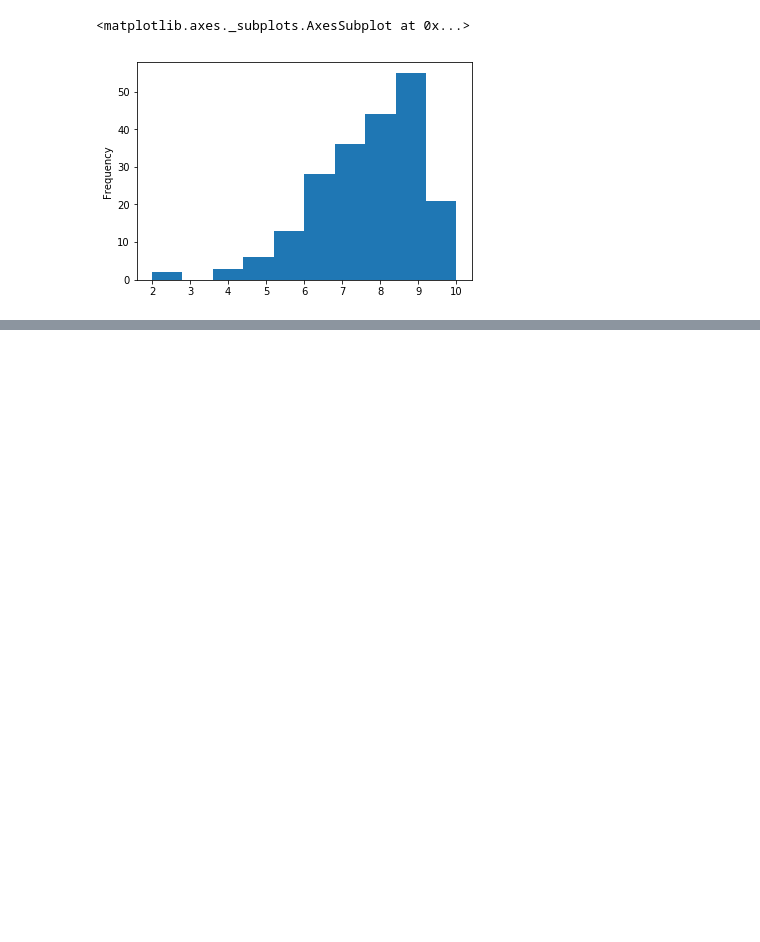
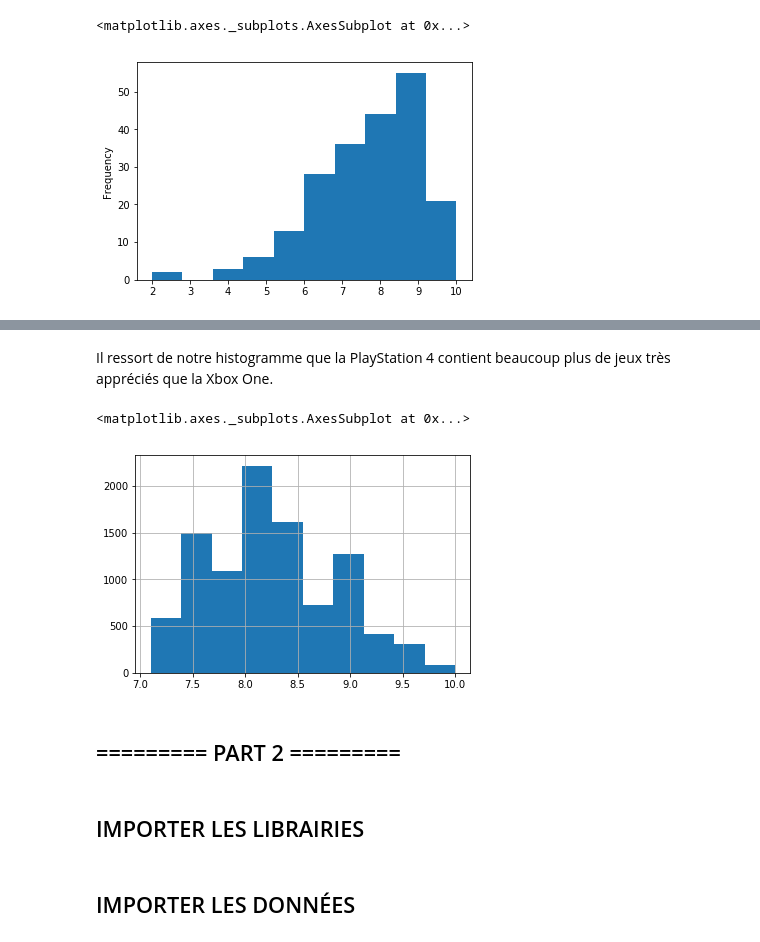
Before and after one commit to sebbsnow/data-analysis-with-python, a Jupyter notebook: data-analysis-with-python.ipynb, the cells around one changed output, grey strips where cells are left out. Saved outputs shown, nothing was run; the diff lists cells and outputs as text; code cells hidden in the pictures; blank space fills up the shorter version.

Commit message:
Fin part 1

```diff
--- a/data-analysis-with-python.ipynb
+++ b/data-analysis-with-python.ipynb
@@ -300,0 +310,11 @@ reviews[reviews["platform"] == "Xbox One"]["score"].plot(kind="hist")
+# %% [markdown]
+Il ressort de notre histogramme que la PlayStation 4 contient beaucoup plus de jeux très appréciés que la Xbox One.
+# %%
+filtered_reviews["score"].hist()
+# %% [output]
+<matplotlib.axes._subplots.AxesSubplot at 0x...>
+[figure, added]
+# %% [markdown]
+## ========= PART 2 =========
+# %% [markdown]
+## IMPORTER LES LIBRAIRIES
@@ -300,0 +324,2 @@ reviews[reviews["platform"] == "Xbox One"]["score"].plot(kind="hist")
+# %% [markdown]
+## IMPORTER LES DONNÉES
```
Also changed, not shown: parts of 8 cells of this notebook, 1 other file.
